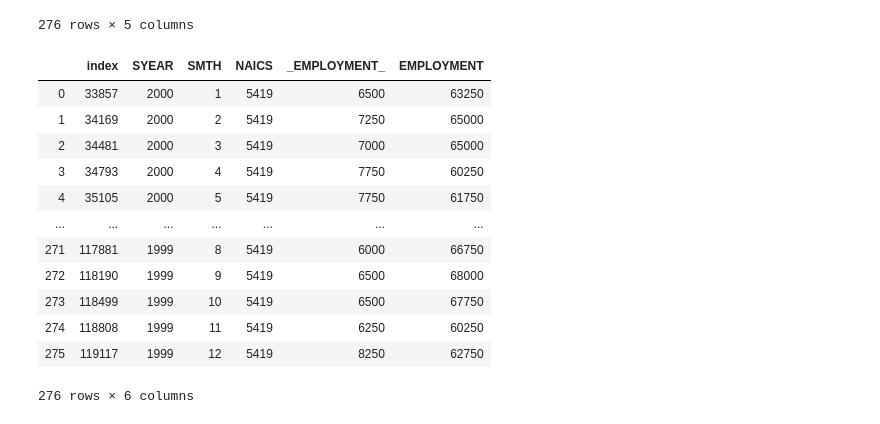
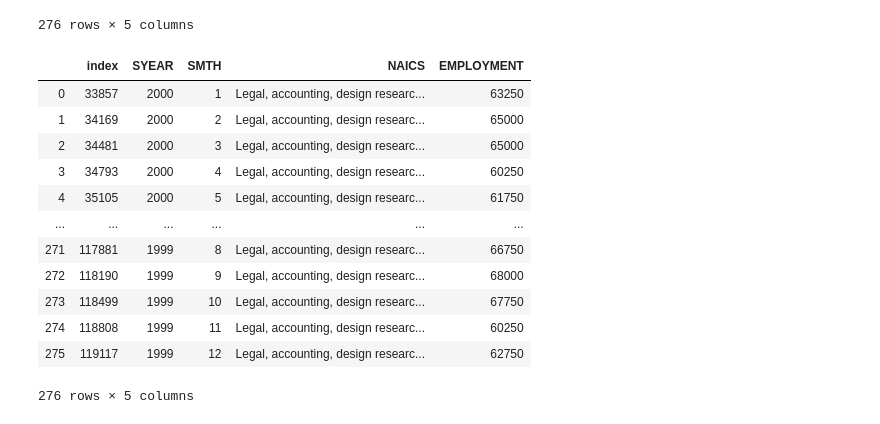
Before and after one commit to Hotlynn2/SERIES-ANALYSIS-OF-NAICS, a Jupyter notebook: Time Analysis Series.ipynb, the cells around one changed output. Drawn from its saved outputs; the diff is of its cells as text; code cells hidden in the pictures.

```diff
--- a/Time Analysis Series.ipynb
+++ b/Time Analysis Series.ipynb
@@ -1651,18 +1661,24 @@ OPSTS
 276 rows × 5 columns
 # %%
 OPSTS['EMPLOYMENT'] = LS['_EMPLOYMENT_'] + ATPBP['_EMPLOYMENT_'] + SDS['_EMPLOYMENT_'] + SRDS['_EMPLOYMENT_'] + APRRS['_EMPLOYMENT_'] + OPSTS['_EMPLOYMENT_']
-OPSTS
+Legal_accounting_design_research_and_advertising_services = OPSTS
-# %% [output]
-|  | index | SYEAR | SMTH | NAICS | _EMPLOYMENT_ | EMPLOYMENT |
-| 0 | 33857 | 2000 | 1 | 5419 | 6500 | 63250 |
-| 1 | 34169 | 2000 | 2 | 5419 | 7250 | 65000 |
-| 2 | 34481 | 2000 | 3 | 5419 | 7000 | 65000 |
-| 3 | 34793 | 2000 | 4 | 5419 | 7750 | 60250 |
-| 4 | 35105 | 2000 | 5 | 5419 | 7750 | 61750 |
-| ... | ... | ... | ... | ... | ... | ... |
-| 271 | 117881 | 1999 | 8 | 5419 | 6000 | 66750 |
-| 272 | 118190 | 1999 | 9 | 5419 | 6500 | 68000 |
-| 273 | 118499 | 1999 | 10 | 5419 | 6500 | 67750 |
-| 274 | 118808 | 1999 | 11 | 5419 | 6250 | 60250 |
-| 275 | 119117 | 1999 | 12 | 5419 | 8250 | 62750 |
-276 rows × 6 columns
+# %%
+Legal_accounting_design_research_and_advertising_services = Legal_accounting_design_research_and_advertising_services.replace(5419,
+                                                    'Legal, accounting, design research and advertising services')
+Legal_accounting_design_research_and_advertising_services = Legal_accounting_design_research_and_advertising_services.drop(
+    '_EMPLOYMENT_', axis= 1)
+Legal_accounting_design_research_and_advertising_services
+# %% [output]
+|  | index | SYEAR | SMTH | NAICS | EMPLOYMENT |
+| 0 | 33857 | 2000 | 1 | Legal, accounting, design researc... | 63250 |
+| 1 | 34169 | 2000 | 2 | Legal, accounting, design researc... | 65000 |
+| 2 | 34481 | 2000 | 3 | Legal, accounting, design researc... | 65000 |
+| 3 | 34793 | 2000 | 4 | Legal, accounting, design researc... | 60250 |
+| 4 | 35105 | 2000 | 5 | Legal, accounting, design researc... | 61750 |
+| ... | ... | ... | ... | ... | ... |
+| 271 | 117881 | 1999 | 8 | Legal, accounting, design researc... | 66750 |
+| 272 | 118190 | 1999 | 9 | Legal, accounting, design researc... | 68000 |
+| 273 | 118499 | 1999 | 10 | Legal, accounting, design researc... | 67750 |
+| 274 | 118808 | 1999 | 11 | Legal, accounting, design researc... | 60250 |
+| 275 | 119117 | 1999 | 12 | Legal, accounting, design researc... | 62750 |
+276 rows × 5 columns
```
Also changed, not shown: parts of 6 cells of this notebook.
